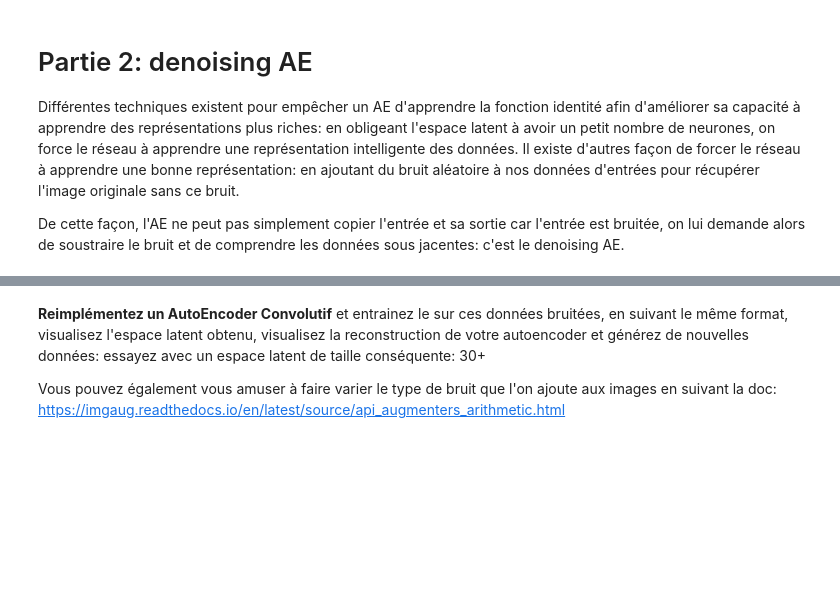
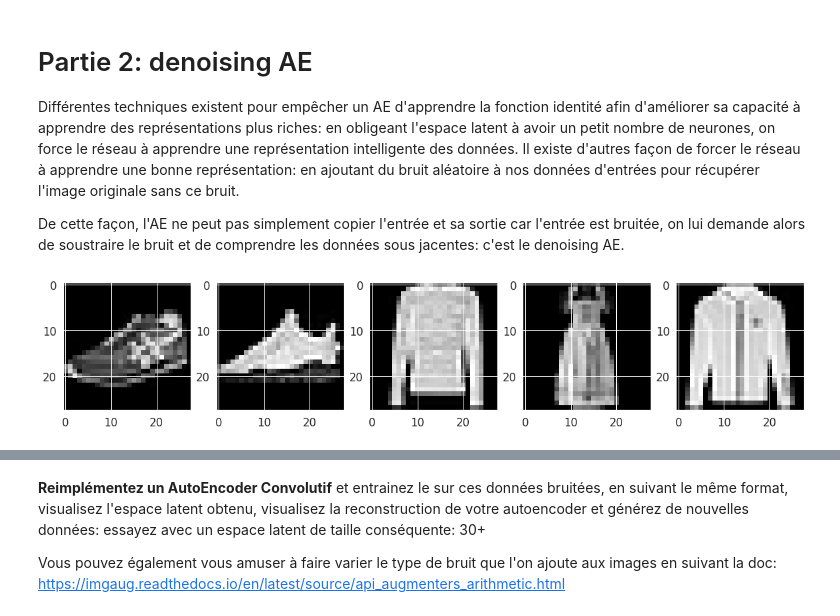
Before and after one commit to JosephGesnouin/Unsup_gener_nets, a Jupyter notebook: TP_modeles_génératifs.ipynb, the cells around one changed output, grey strips where cells are left out. Saved outputs shown, nothing was run; the diff lists cells and outputs as text; code cells hidden in the pictures; blank space fills up the shorter version.

```diff
--- a/TP_modeles_génératifs.ipynb
+++ b/TP_modeles_génératifs.ipynb
@@ -627,9 +689,11 @@ val_x_n = seq_object.augment_images(val_x2 * 255) / 255
 # %%
 f, ax = plt.subplots(1,5)
 f.set_size_inches(20, 40)
 for i in range(5,10):
-    ax[i-5].imshow(train_x[i].reshape(28, 28))
+    ax[i-5].imshow(train_x[i].reshape(28, 28),cmap='gray')
 plt.show()
+# %% [output]
+[figure, added]
 # %%
 f, ax = plt.subplots(1,5)
 f.set_size_inches(20, 40)
```
Also changed, not shown: parts of 25 cells of this notebook.
